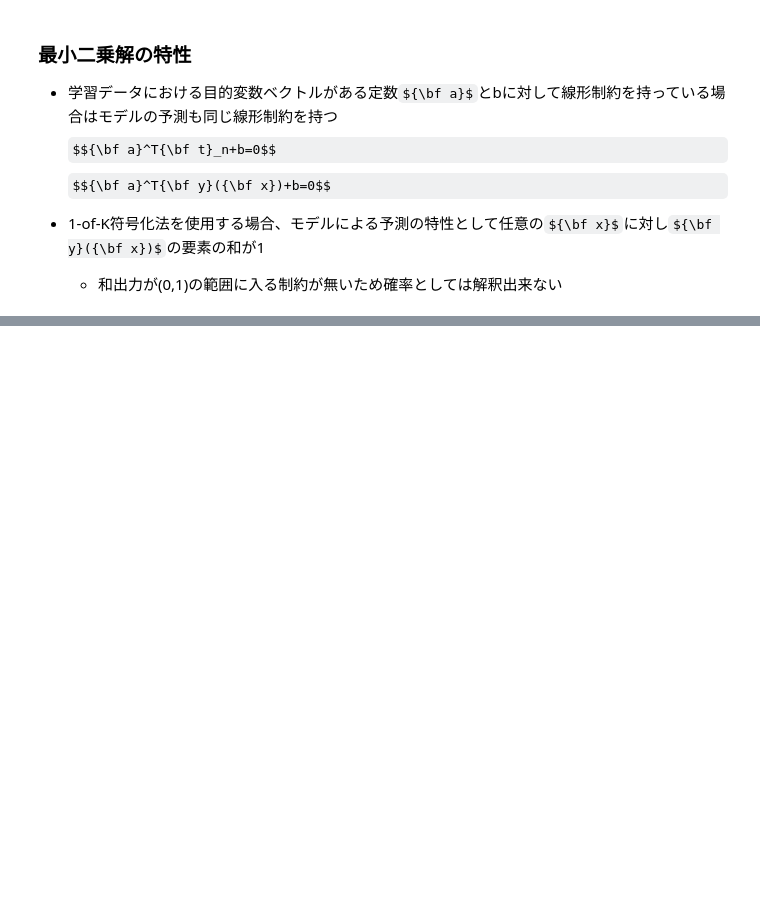
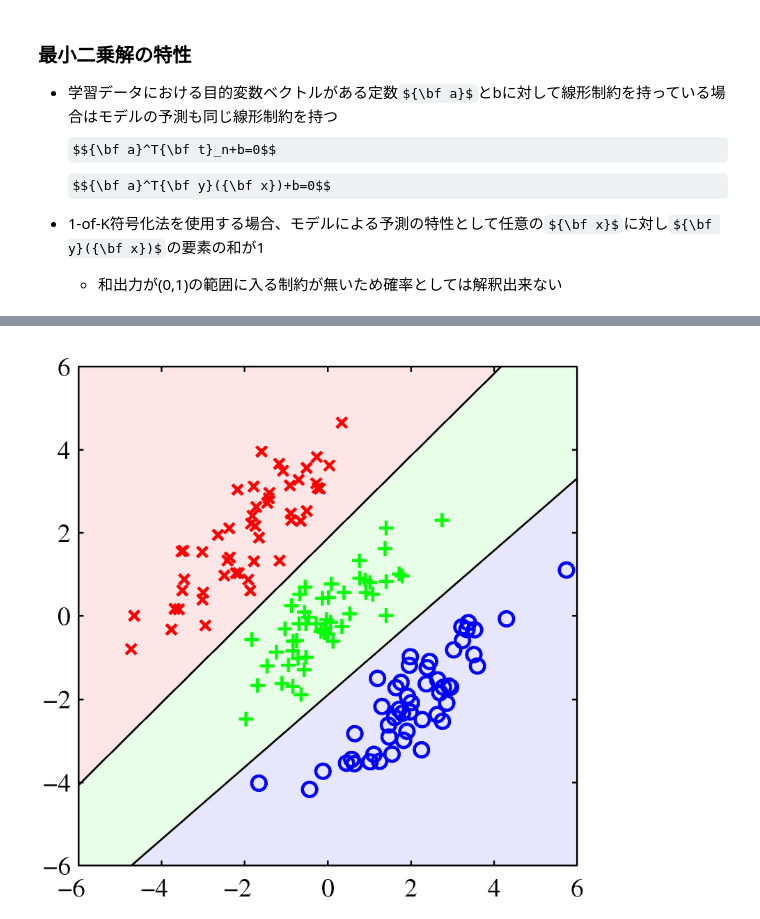
Before and after one commit to wrist/prml_ipynbs, a Jupyter notebook: chapter4/PRMLChapter4.ipynb, the cells around one changed output, grey strips where cells are left out. Cells and saved outputs as stored; diff of their text form; code cells hidden in the pictures; some formulas as TeX source; blank space fills up the shorter version.

```diff
--- a/chapter4/PRMLChapter4.ipynb
+++ b/chapter4/PRMLChapter4.ipynb
@@ -244,0 +294,5 @@ $${\bf a}^T{\bf y}({\bf x})+b=0$$
+# %%
+# ロジスティック回帰によるクラス分類
+disp_figure("4.5b")
+# %% [output]
+[figure, added]
```
Also changed, not shown: parts of 33 cells of this notebook, 1 other file.
